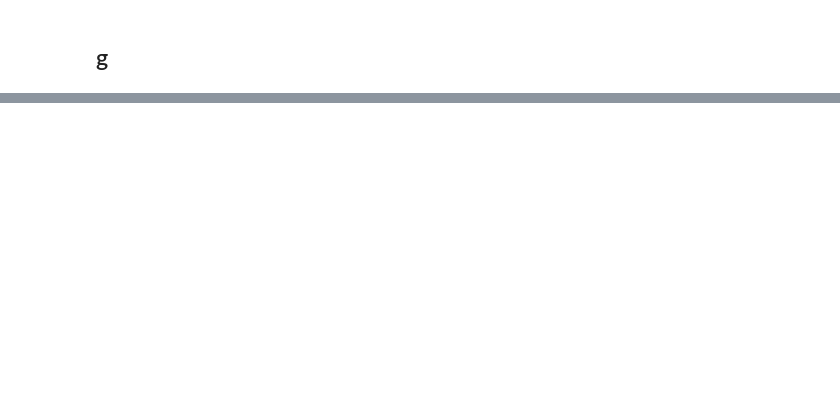
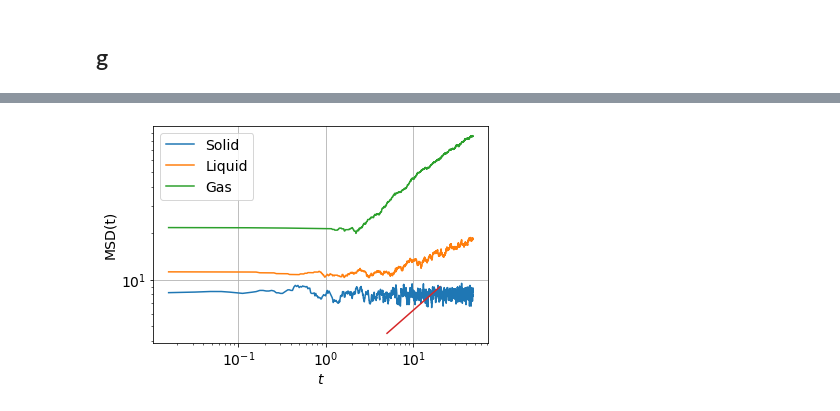
Before and after one commit to larstors/MCP, a Jupyter notebook: proj3/plot.ipynb, the cells around one changed output, grey strips where cells are left out. Cells and saved outputs as stored; diff of their text form; code cells hidden in the pictures; blank space fills up the shorter version.

```diff
--- a/proj3/plot.ipynb
+++ b/proj3/plot.ipynb
@@ -138,0 +282,28 @@ plt.plot(dx, hi)
+# %%
+m1 = np.genfromtxt("msd_e_05.txt", delimiter=" ")
+m2 = np.genfromtxt("msd_e_10.txt", delimiter=" ")
+m3 = np.genfromtxt("msd_e_30.txt", delimiter=" ")
+
+
+t = np.linspace(5, 20, 100)
+
+def line(x, a, b):
+    return b*x**a
+
+
+plt.plot(m1[1:, 0], m1[1:, 1], label="Solid")
+plt.plot(m2[1:, 0], m2[1:, 1], label="Liquid")
+plt.plot(m3[1:, 0], m3[1:, 1], label="Gas")
+
+plt.plot(t, line(t, .5, 2))
+
+plt.xscale("log")
+plt.yscale("log")
+plt.xlabel(r"$t$")
+plt.ylabel("MSD(t)")
+plt.legend()
+plt.grid()
+
+plt.savefig("MSD.pdf", dpi=200)
+# %% [output]
+[figure, added]
```
Also changed, not shown: parts of 8 cells of this notebook, 7 other files.
